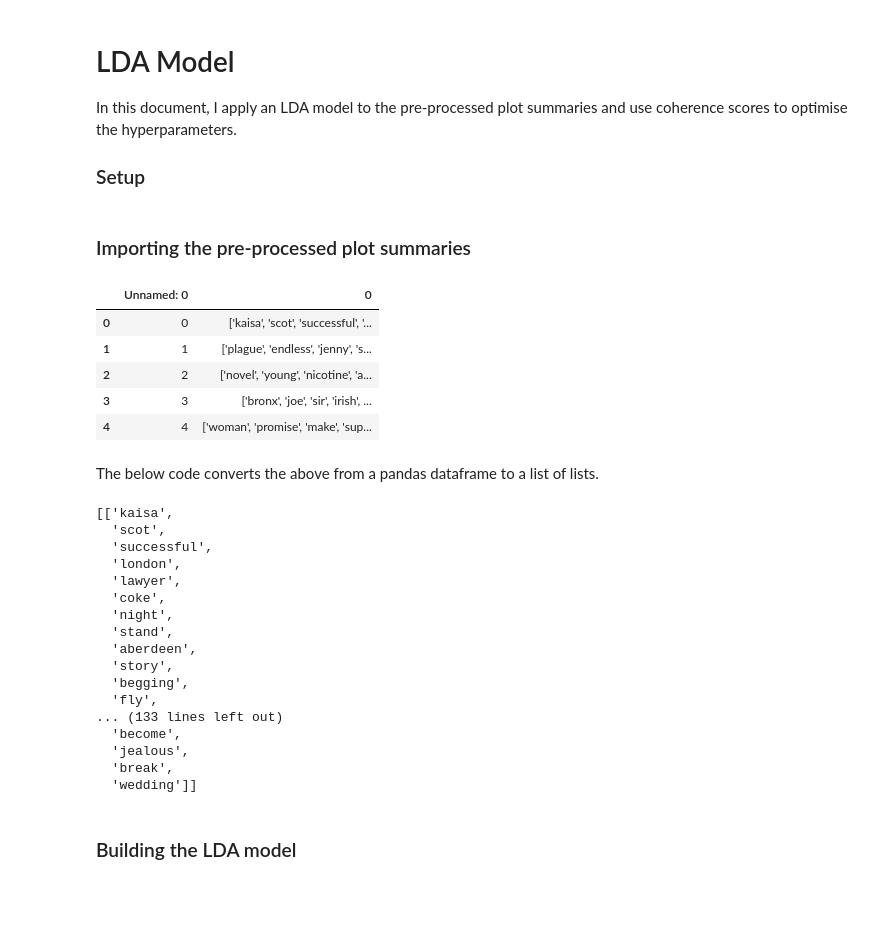
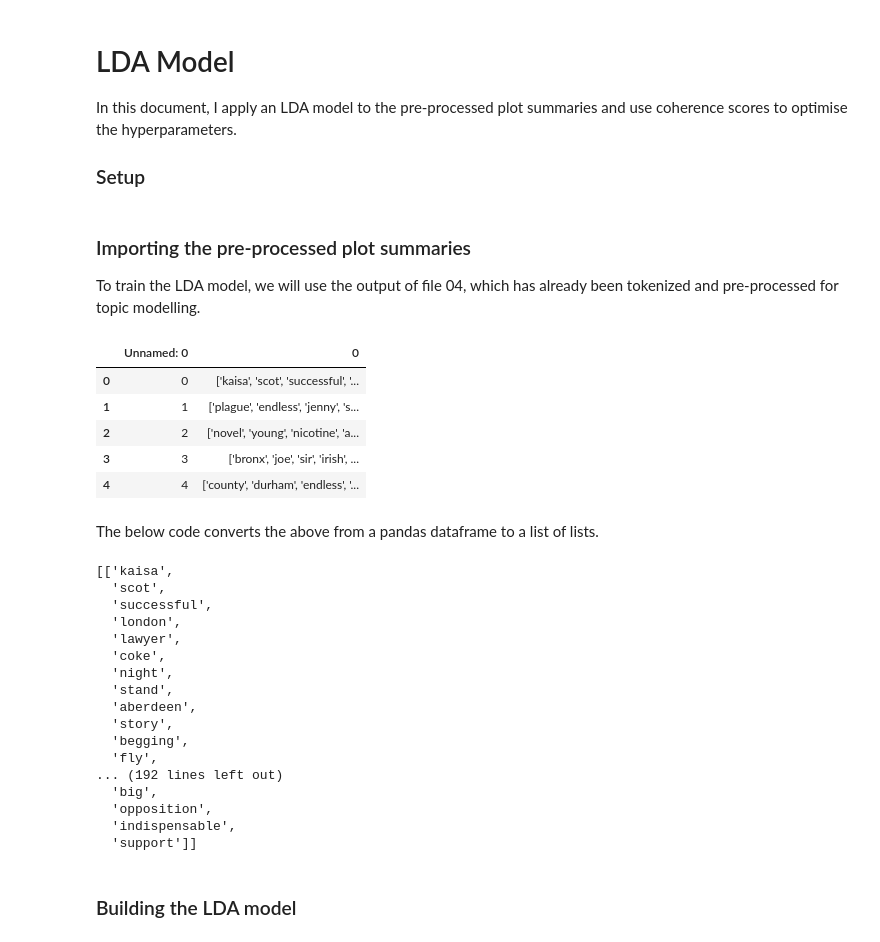
Before and after one commit to TBlainUoB/DST_Assessment2, a Jupyter notebook: Hannah/05 - LDA.ipynb, the cells around one changed output. Cells and saved outputs as stored; diff of their text form; code cells hidden in the pictures; blank space fills up the shorter version.

```diff
--- a/Hannah/05 - LDA.ipynb
+++ b/Hannah/05 - LDA.ipynb
@@ -25,16 +25,18 @@ import matplotlib.pyplot as plt
 from gensim.models import CoherenceModel
 # %% [markdown]
 ### Importing the pre-processed plot summaries
+
+To train the LDA model, we will use the output of file 04, which has already been tokenized and pre-processed for topic modelling.
 # %%
-stringed_data = pd.read_csv('../Daniel/stringed_plots.csv')
+stringed_data = pd.read_csv('./Data/stringed_plots.csv')
 stringed_data[:5]
 # %% [output]
 |  | Unnamed: 0 | 0 |
 | 0 | 0 | ['kaisa', 'scot', 'successful', '... |
 | 1 | 1 | ['plague', 'endless', 'jenny', 's... |
 | 2 | 2 | ['novel', 'young', 'nicotine', 'a... |
 | 3 | 3 | ['bronx', 'joe', 'sir', 'irish', ... |
-| 4 | 4 | ['woman', 'promise', 'make', 'sup... |
+| 4 | 4 | ['county', 'durham', 'endless', '... |
 # %% [markdown]
 The below code converts the above from a pandas dataframe to a list of lists.
 # %%
@@ -63,11 +65,11 @@ plots[:5]
   'story',
   'begging',
   'fly',
-... (133 lines left out)
-  'become',
-  'jealous',
-  'break',
-  'wedding']]
+... (192 lines left out)
+  'big',
+  'opposition',
+  'indispensable',
+  'support']]
 # %% [markdown]
 ### Building the LDA model
 # %% [markdown]
```
Also changed, not shown: parts of 29 cells of this notebook.
